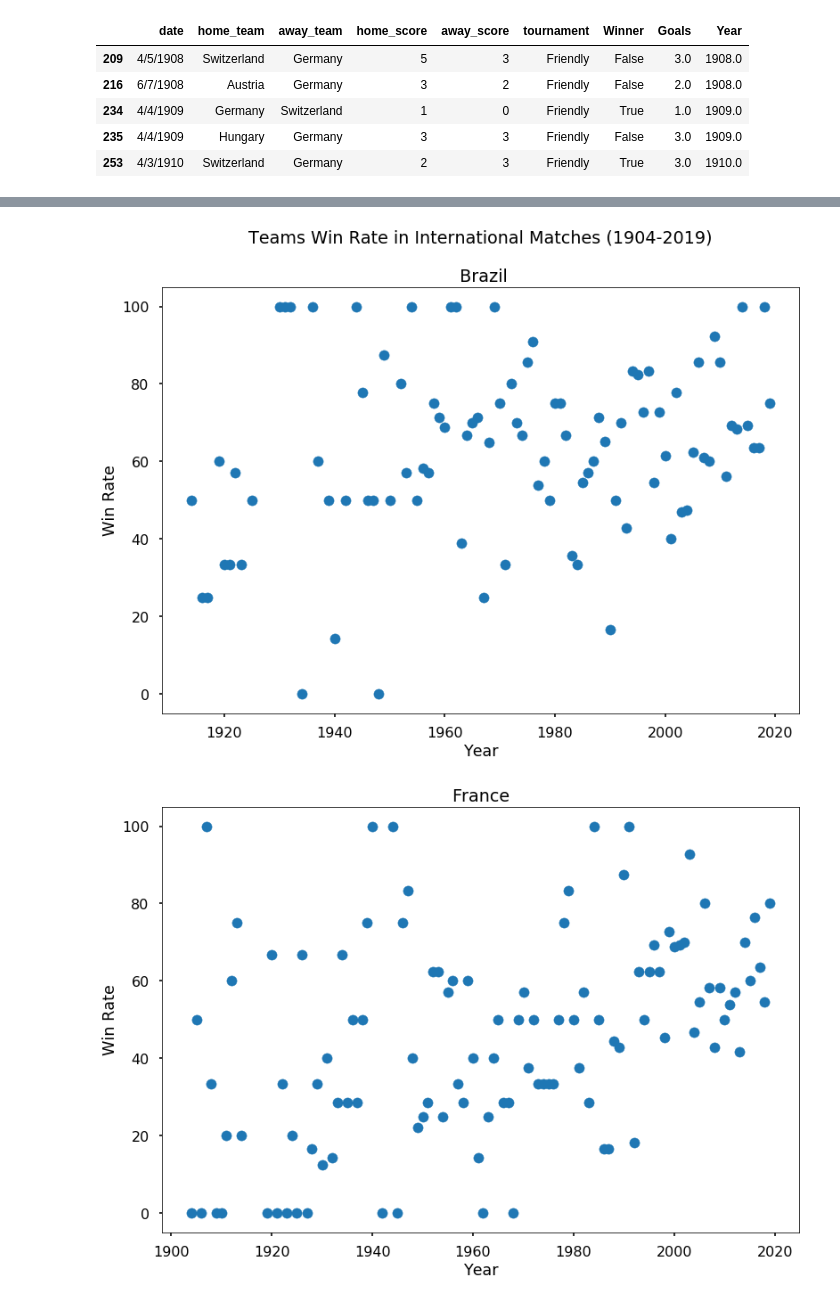
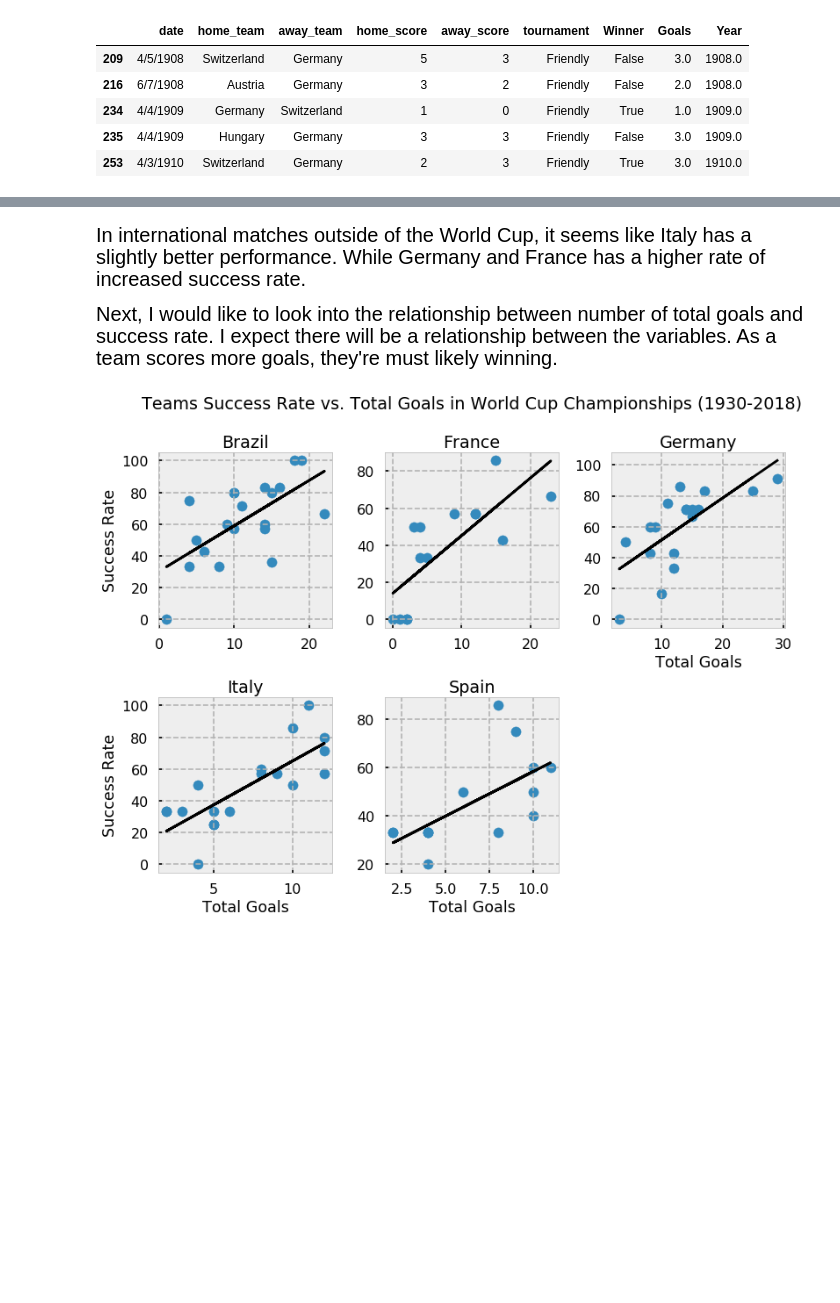
Before and after one commit to Yazeedz91/FIFA-World-Cup-Analysis, a Jupyter notebook: FIFA World Cup - Champion's Curse Analysis.ipynb, the cells around one changed output, grey strips where cells are left out. Drawn from its saved outputs; the diff is of its cells as text; code cells hidden in the pictures; blank space fills up the shorter version.

```diff
--- a/FIFA World Cup - Champion's Curse Analysis.ipynb
+++ b/FIFA World Cup - Champion's Curse Analysis.ipynb
@@ -392,21 +443,21 @@ Missing data:
 # %%
-#############################
-#####  World Cup plots  #####
-##### Win Rate vs. Year #####
-#############################
+#########################################
+#####  International Matches plots  #####
+#####    Success Rate vs. Year      #####
+#########################################
 
-wc_fig = plt.figure(1)
 i = 231
-
 for team in np.unique(wc['Team'].values):
-    data = wc[wc['Team'] == team]
     plt.subplot(i)
-    plt.plot(data['Year'], data['Win Rate'], label=team)
+    data = intl[intl['Team'] == team]
+    plt.scatter(data['Year'], data['Success Rate'], label=team)
     plt.title(team)
+    slope, intercept, r_value, p_value, std_err = stats.linregress(data['Year'], data['Success Rate'])
+    plt.plot(data['Year'], intercept + slope * data['Year'], 'black')
     if(i == 232):
-        plt.title("Teams Win Rate in the World Cup (1930-2014)\n\n France")
+        plt.title("Teams Success Rate in International Matches (1904-2019)\n\n" + team)
     if(i == 231 or i == 234):
-        plt.ylabel("Win Rate")
+        plt.ylabel("Success Rate")
     if(i == 233 or i == 234 or i == 235):
         plt.xlabel("Year")
     i += 1
@@ -426,23 +469,30 @@ plt.show()
+# %% [markdown]
+<p align='left' style="font-size: 20px; font-family:georgia; line-height:30px">In international matches outside of the World Cup, it seems like Italy has a slightly better performance. While Germany and France has a higher rate of increased success rate.</p>
+
+<p align='left' style="font-size: 20px; font-family:georgia; line-height:30px">Next, I would like to look into the relationship between number of total goals and success rate. I expect there will be a relationship between the variables. As a team scores more goals, they're must likely winning.</p>
 # %%
-#########################################
-#####  International Matches plots  #####
-#####       Win Rate vs. Year       #####
-#########################################
+##################################
+#####    World Cup plots     #####
+##### Success Rate vs. Goals #####
+##################################
 
-i = 1
+i = 231
 for team in np.unique(wc['Team'].values):
-    plt.figure(i)
-    data = intl[intl['Team'] == team]
-    plt.scatter(data['Year'], data['Win Rate'], label=team)
+    plt.subplot(i)
+    data = wc[wc['Team'] == team]
+    plt.scatter(data['Total Goals'], data['Success Rate'], label=data['Year'])
     plt.title(team)
-    plt.xlabel("Year")
-    plt.ylabel("Win Rate")
-    if(i == 1):
-        plt.title("Teams Win Rate in International Matches (1904-2019)\n\n Brazil")
+    slope, intercept, r_value, p_value, std_err = stats.linregress(data['Total Goals'], data['Success Rate'])
+    plt.plot(data['Total Goals'], intercept + slope * data['Total Goals'], 'black')
+    if(i == 232):
+        plt.title("Teams Success Rate vs. Total Goals in World Cup Championships (1930-2018)\n\n" + team)
+    if(i == 231 or i == 234):
+        plt.ylabel("Success Rate")
+    if(i == 233 or i == 234 or i == 235):
+        plt.xlabel("Total Goals")
     i += 1
 
 plt.subplots_adjust(hspace=0.4, wspace=0.3)
 plt.show()
 # %% [output]
-[figure, old version]
+[figure, new version]
-[figure, removed]
```
Also changed, not shown: parts of 23 cells of this notebook.
